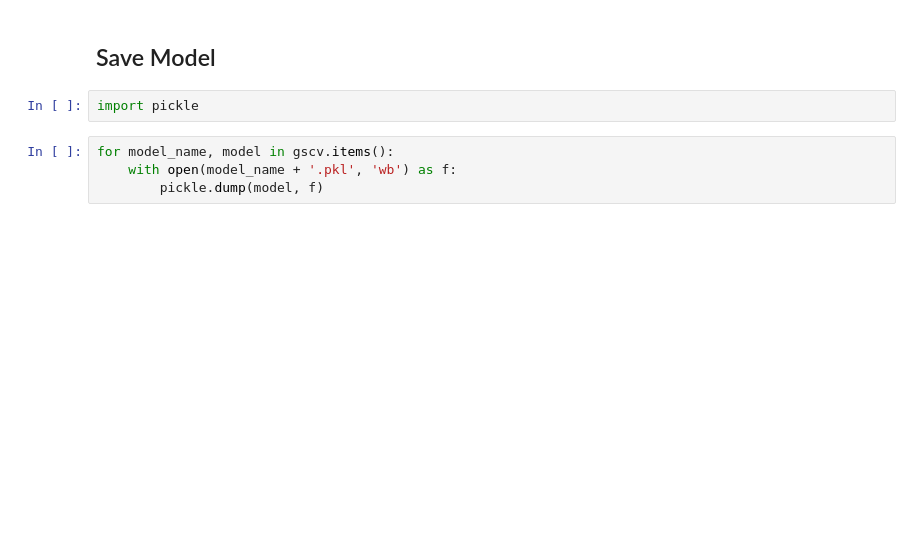
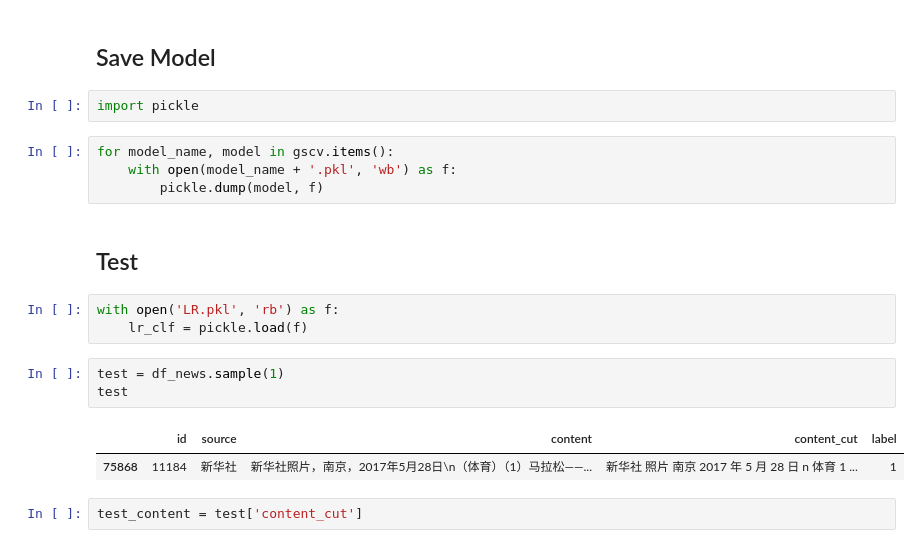
Before and after one commit to pchen12567/AI-For-NLP, a Jupyter notebook: Week_08_LR/Assignment_08.ipynb, the cells around one changed output. Cells and saved outputs as stored; diff of their text form; blank space fills up the shorter version.

```diff
--- a/Week_08_LR/Assignment_08.ipynb
+++ b/Week_08_LR/Assignment_08.ipynb
@@ -448,3 +464,16 @@ import pickle
 for model_name, model in gscv.items():
     with open(model_name + '.pkl', 'wb') as f:
         pickle.dump(model, f)
+# %% [markdown]
+## Test
+# %%
+with open('LR.pkl', 'rb') as f:
+    lr_clf = pickle.load(f)
+# %%
+test = df_news.sample(1)
+test
+# %% [output]
+|  | id | source | content | content_cut | label |
+| 75868 | 11184 | 新华社 | 新华社照片，南京，2017年5月28日\n（体育）（1）马拉松——... | 新华社 照片 南京 2017 年 5 月 28 日 n 体育 1 ... | 1 |
+# %%
+test_content = test['content_cut']
```
Also changed, not shown: parts of 13 cells of this notebook, 2 other files.
